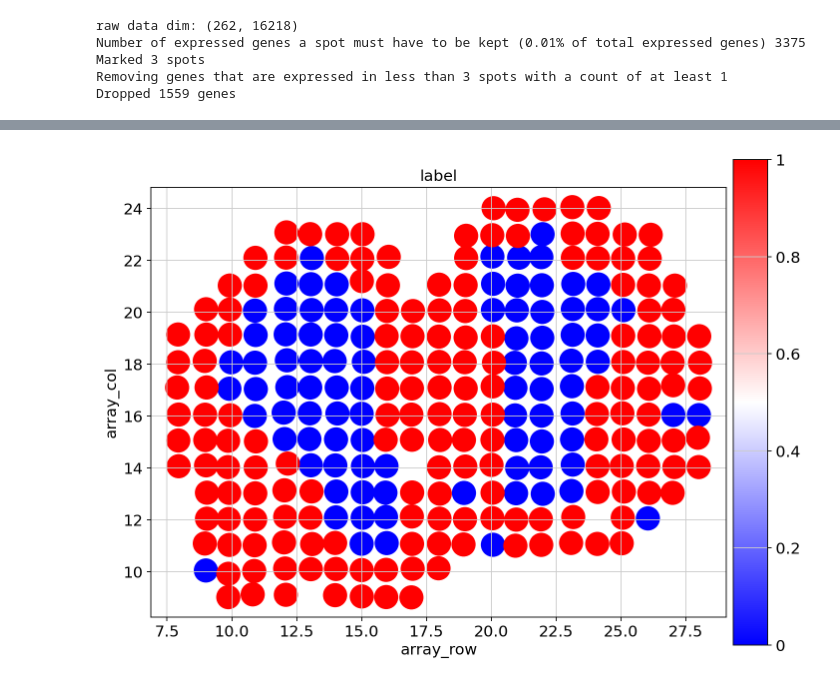
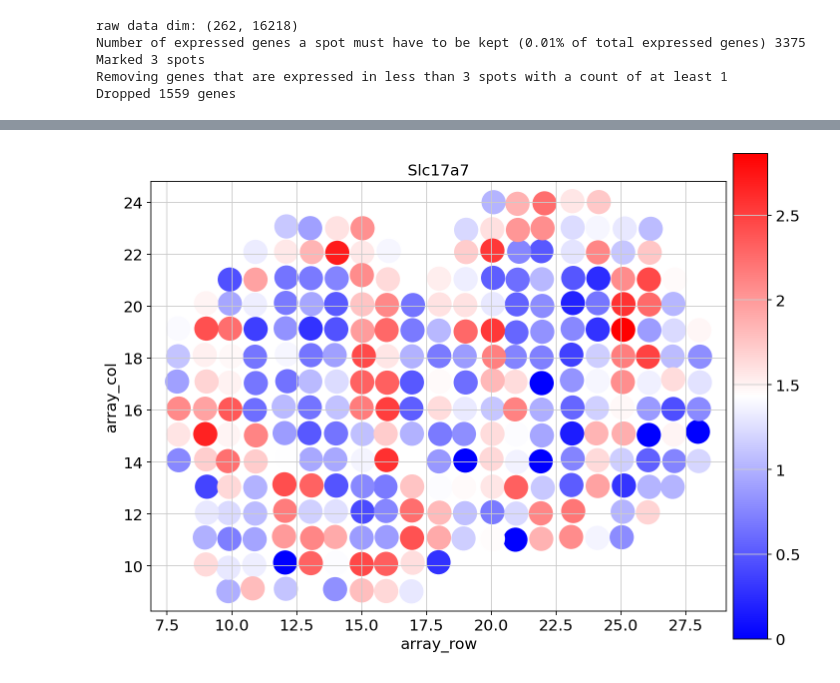
Before and after one commit to Khadaq2001/HMRF, a Jupyter notebook: mob.ipynb, the cells around one changed output, grey strips where cells are left out. Cells and saved outputs as stored; diff of their text form; code cells hidden in the pictures.

```diff
--- a/mob.ipynb
+++ b/mob.ipynb
@@ -36,5 +36,5 @@ Dropped 1559 genes
 # %%
 exp = adata.to_df()
 coord = adata.obs[['array_row', 'array_col']]
-targetGene= "Sparcl1"
+targetGene= "Slc17a7"
 # %%
@@ -48,0 +50,4 @@ Convergence reached
+# %%
+geneGraph = SingleGeneGraph(targetGene, exp = exp, coord = coord, kneighbors = kneighbors, verbose=True)
+geneGraph.mrf_with_icmem(beta = 3, update_exp=False,alpha=0.3, theta=0.2)
+print (geneGraph.exp[:5])
@@ -51,0 +64,3 @@ adata.obs['label'] = label
+# %%
+adata.obs['imputedExp'] = geneGraph.exp
+spatial_plot(adata, 'imputedExp')
@@ -52,4 +69,4 @@ adata.obs['label'] = label
 # %%
-spatial_plot(adata, 'label')
+spatial_plot(adata, targetGene)
 # %% [output]
-[figure, old version]
+[figure, new version]
```
Also changed, not shown: parts of 6 cells of this notebook, 5 other files.
